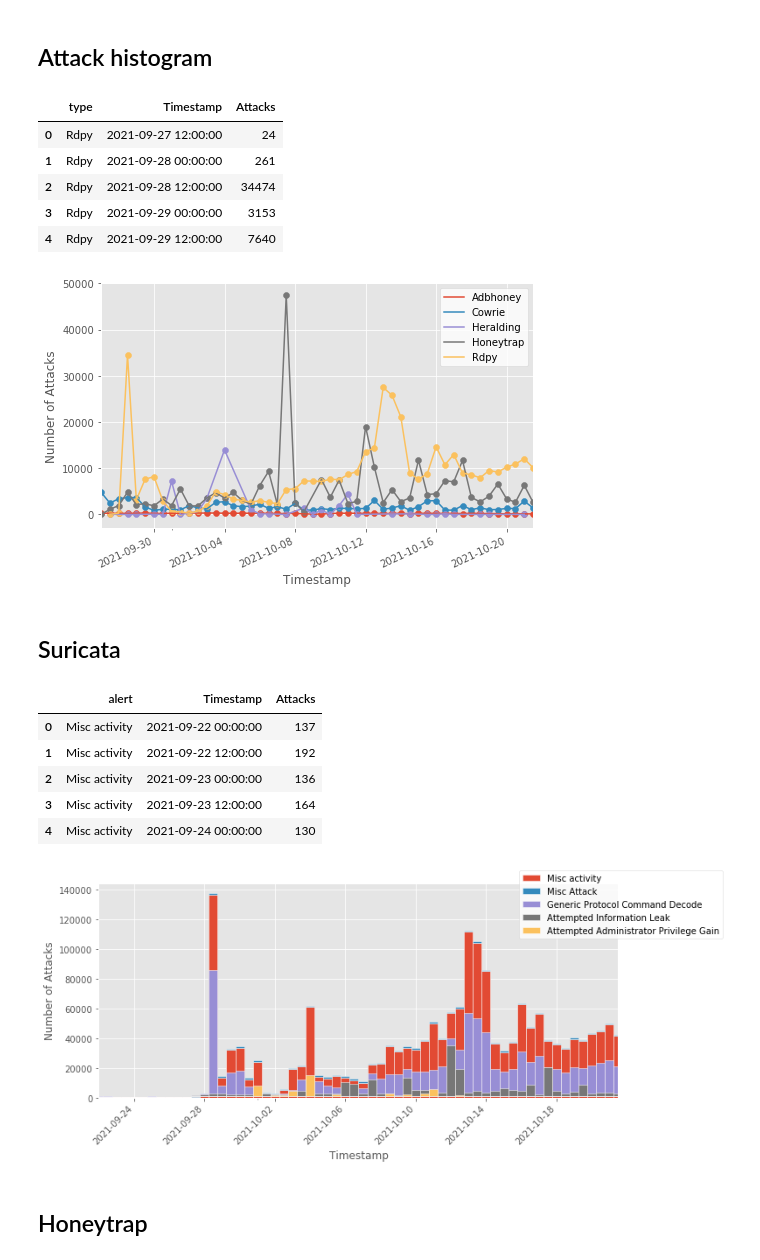
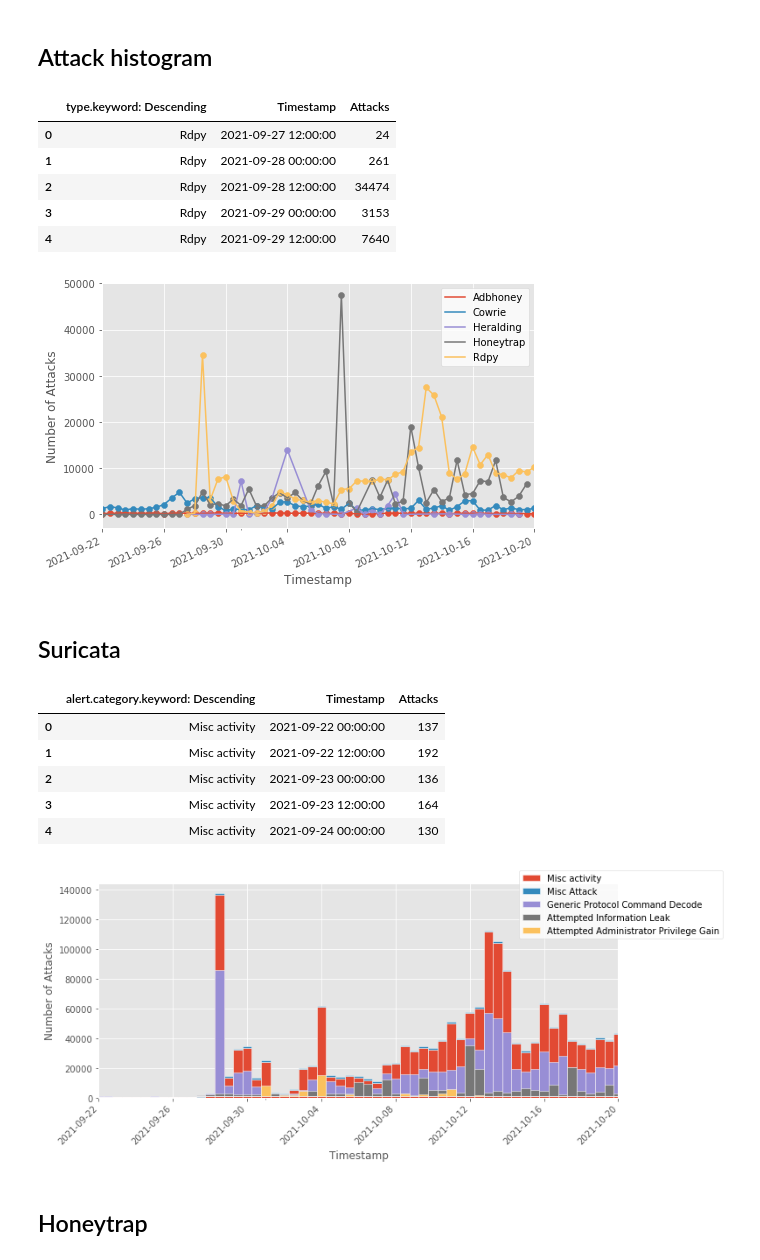
Before and after one commit to stefanDeveloper/master-thesis, a Jupyter notebook: plots/data-visualization.ipynb, the cells around one changed output. Drawn from its saved outputs; the diff is of its cells as text; code cells hidden in the pictures.

```diff
--- a/plots/data-visualization.ipynb
+++ b/plots/data-visualization.ipynb
@@ -12,7 +13,7 @@ plt.style.use('ggplot')
 # %% [markdown]
 ## Attack distribution
 # %%
-df = pd.read_csv("./data/tpot-overview-attacks.csv")
+df = pd.read_csv("./data/Honeypot Attacks Bar.csv")
 df = df.sort_values(by=['Honeypots'])
 df.head()
 # %% [output]
@@ -123,12 +146,12 @@ fig.savefig("tpot-overview-map.pdf", format="pdf", bbox_inches="tight", pad_inch
 # %% [markdown]
 ## Attack histogram
 # %%
-df = pd.read_csv("./data/tpot-attacks-histogram.csv")
+df = pd.read_csv("./data/Attacks by Honeypot Histogram.csv")
 df.Attacks = df.Attacks.str.replace(',', '').astype(int)
 df.Timestamp = pd.to_datetime(df.Timestamp)
 df.head()
 # %% [output]
-|  | type | Timestamp | Attacks |
+|  | type.keyword: Descending | Timestamp | Attacks |
 | 0 | Rdpy | 2021-09-27 12:00:00 | 24 |
 | 1 | Rdpy | 2021-09-28 00:00:00 | 261 |
 | 2 | Rdpy | 2021-09-28 12:00:00 | 34474 |
@@ -137,7 +160,7 @@ df.head()
 # %%
 fig, ax = plt.subplots(figsize = (8,5))
 
-for k, d in df.groupby('type'):
+for k, d in df.groupby('type.keyword: Descending'):
     x = d['Timestamp'].to_numpy()
     y = d['Attacks'].to_numpy()
 
@@ -175,17 +198,17 @@ plt.gcf().subplots_adjust(left=0.15)
 plt.savefig("tpot-attacks-histogram.pdf", format="pdf", bbox_inches="tight", pad_inches=0)
 plt.show()
 # %% [output]
-[figure, old version]
+[figure, new version]
 # %% [markdown]
 ## Suricata
 # %%
-df = pd.read_csv("./data/tpot-suricata-alert.csv")
+df = pd.read_csv("./data/Suricata Alert Category Histogram.csv")
 df.Attacks = df.Attacks.str.replace(',', '').astype(int)
 df.Timestamp = pd.to_datetime(df.Timestamp)
 #df = df.sort_values(by=["alert", "Timestamp"])
 df.head()
 # %% [output]
-|  | alert | Timestamp | Attacks |
+|  | alert.category.keyword: Descending | Timestamp | Attacks |
 | 0 | Misc activity | 2021-09-22 00:00:00 | 137 |
 | 1 | Misc activity | 2021-09-22 12:00:00 | 192 |
 | 2 | Misc activity | 2021-09-23 00:00:00 | 136 |
@@ -197,7 +220,7 @@ fig, ax = plt.subplots(figsize = (15,5))
 x_pos = [i for i, _ in enumerate(df.groupby("Timestamp"))]
 
 bottoms=[]
-for idx, (k, d) in reversed(list(enumerate(df.groupby("alert")))):
+for idx, (k, d) in reversed(list(enumerate(df.groupby("alert.category.keyword: Descending")))):
     x = d["Timestamp"]
     y = d["Attacks"]
 
@@ -212,34 +235,34 @@ for idx, (k, d) in reversed(list(enumerate(df.groupby("alert")))):
     bottoms.append(y.to_numpy())
 
 fig.autofmt_xdate()
 plt.ylabel("Number of Attacks")
 plt.xlabel("Timestamp")
 
 # Major ticks every 6 months.
 fmt_half_year = mdates.DayLocator(interval=4)
 ax.xaxis.set_major_locator(fmt_half_year)
 
 # Minor ticks every month.
 fmt_month = mdates.MonthLocator()
 ax.xaxis.set_minor_locator(fmt_month)
 
 # Round to nearest years.
 datemin = df.Timestamp.min()
 datemax = df.Timestamp.max()
 ax.set_xlim(datemin, datemax)
 
 # Put a legend to the right of the current axis
 legend = plt.legend(loc='center left', bbox_to_anchor=(0.8, 0.9), frameon = 1)
 frame = legend.get_frame()
 frame.set_facecolor('white')
 
 plt.xticks( rotation=25 )
 plt.gcf().subplots_adjust(left=0.35)
 plt.setp(plt.gca().get_xticklabels(), rotation=45, horizontalalignment='right')
 plt.savefig("tpot-suricata-alerts.pdf", format="pdf", bbox_inches="tight", pad_inches=0)
 plt.show()
 # %% [output]
-[figure, old version]
+[figure, new version]
 # %% [markdown]
 ## Honeytrap
 # %%
```
Also changed, not shown: parts of 20 cells of this notebook, 13 other files.
